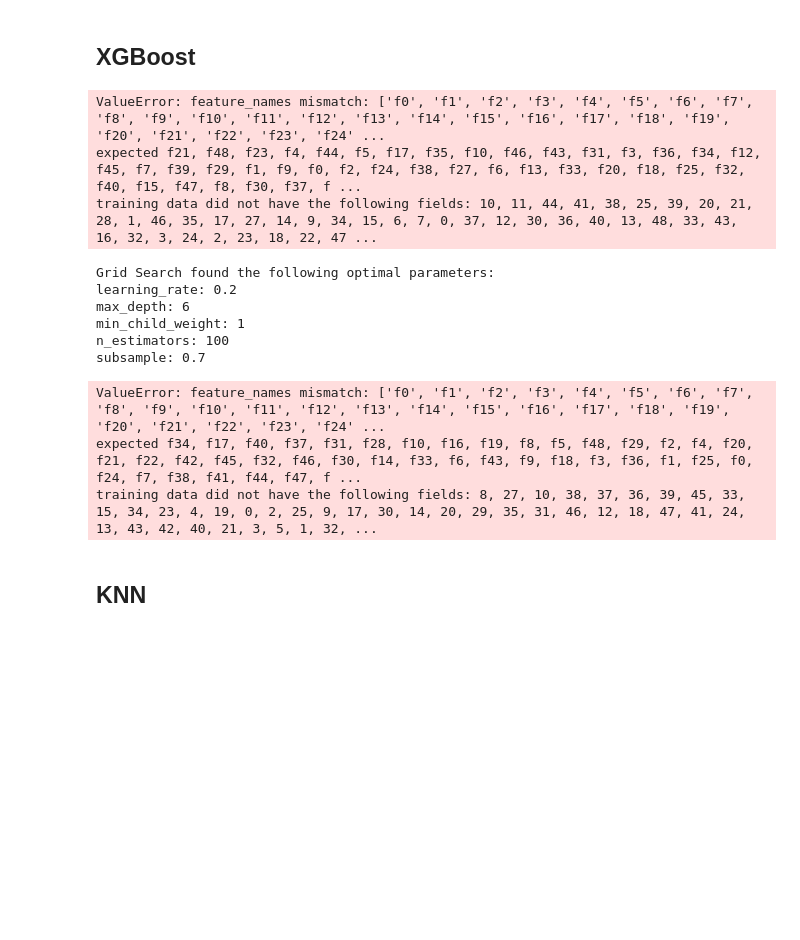
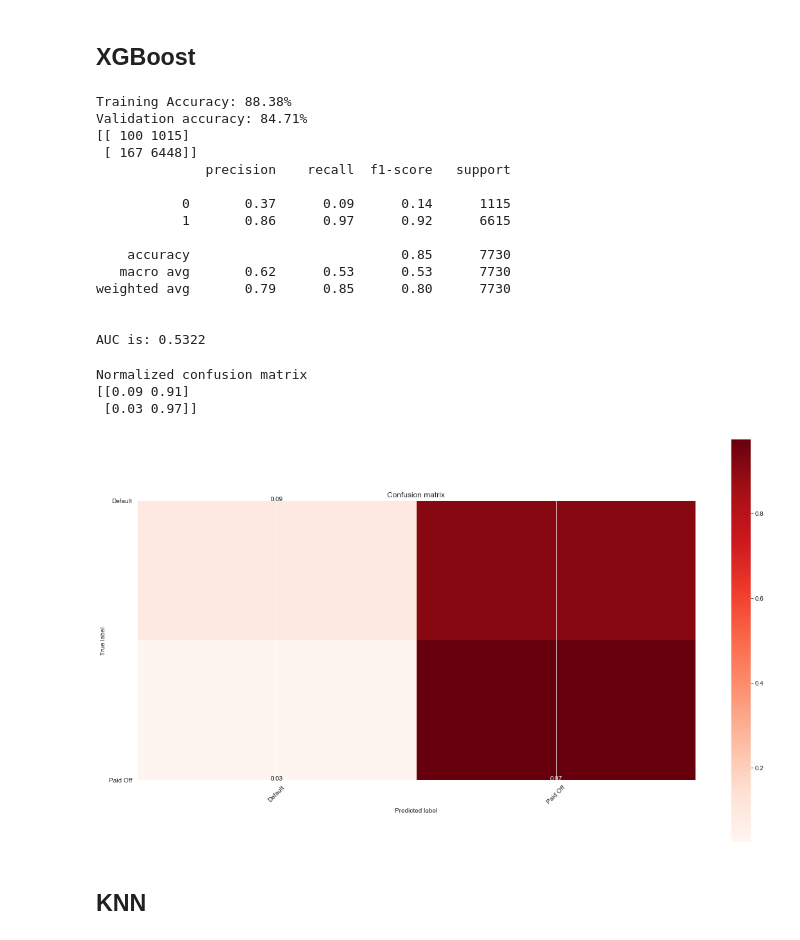
Before and after one commit to andrewcole33/loan_default_classification, a Jupyter notebook: mod_5_project_main.ipynb, the cells around one changed output. Cells and saved outputs as stored; diff of their text form; code cells hidden in the pictures; blank space fills up the shorter version.

```diff
--- a/mod_5_project_main.ipynb
+++ b/mod_5_project_main.ipynb
@@ -440,14 +459,31 @@ clf = XGBClassifier()
 clf.fit(X_train_resampled, y_train_resampled)
 
 training_preds = clf.predict(X_train_resampled)
-test_preds = clf.predict(X_test)
+test_preds = clf.predict(X_test.as_matrix())
 
 training_accuracy = accuracy_score(y_train_resampled, training_preds)
 test_accuracy = accuracy_score(y_test, test_preds)
 
 print('Training Accuracy: {:.4}%'.format(training_accuracy * 100))
 print('Validation accuracy: {:.4}%'.format(test_accuracy * 100))
+print(confusion_matrix(y_test, test_preds))
+print(classification_report(y_test, test_preds))
+false_positive_rate, true_positive_rate, thresholds = roc_curve(y_test, test_preds)
+roc_auc = auc(false_positive_rate, true_positive_rate)
+print(f"\nAUC is: {round(roc_auc, 4)}")
 # %% [output]
-ValueError: feature_names mismatch: ['f0', 'f1', 'f2', 'f3', 'f4', 'f5', 'f6', 'f7', 'f8', 'f9', 'f10', 'f11', 'f12', 'f13', 'f14', 'f15', 'f16', 'f17', 'f18', 'f19', 'f20', 'f21', 'f22', 'f23', 'f24' ...
-expected f21, f48, f23, f4, f44, f5, f17, f35, f10, f46, f43, f31, f3, f36, f34, f12, f45, f7, f39, f29, f1, f9, f0, f2, f24, f38, f27, f6, f13, f33, f20, f18, f25, f32, f40, f15, f47, f8, f30, f37, f ...
-training data did not have the following fields: 10, 11, 44, 41, 38, 25, 39, 20, 21, 28, 1, 46, 35, 17, 27, 14, 9, 34, 15, 6, 7, 0, 37, 12, 30, 36, 40, 13, 48, 33, 43, 16, 32, 3, 24, 2, 23, 18, 22, 47 ...
+Training Accuracy: 88.38%
+Validation accuracy: 84.71%
+[[ 100 1015]
+ [ 167 6448]]
+              precision    recall  f1-score   support
+
+           0       0.37      0.09      0.14      1115
+           1       0.86      0.97      0.92      6615
+
+    accuracy                           0.85      7730
+   macro avg       0.62      0.53      0.53      7730
+weighted avg       0.79      0.85      0.80      7730
+
+
+AUC is: 0.5322
@@ -462,31 +490,20 @@ param_grid = {
-# %%
-grid_clf = GridSearchCV(clf, param_grid, scoring = 'accuracy', cv = None, n_jobs = 1)
-grid_clf.fit(X_train_resampled, y_train_resampled)
-
-best_parameters = grid_clf.best_params_
-
-print('Grid Search found the following optimal parameters: ')
-for param_name in sorted(best_parameters.keys()):
-    print('%s: %r' % (param_name, best_parameters[param_name]))
-
-training_preds = grid_clf.predict(X_train_resampled)
-test_preds = grid_clf.predict(X_test)
-training_accuracy = accuracy_score(y_train_resampled, training_preds)
-test_accuracy = accuracy_score(y_test, test_preds)
-
-print('')
-print('Training Accuracy: {:.4}%'.format(training_accuracy * 100))
-print('Validation accuracy: {:.4}%'.format(test_accuracy * 100))
-# %% [output]
-Grid Search found the following optimal parameters:
-learning_rate: 0.2
-max_depth: 6
-min_child_weight: 1
-n_estimators: 100
-subsample: 0.7
-ValueError: feature_names mismatch: ['f0', 'f1', 'f2', 'f3', 'f4', 'f5', 'f6', 'f7', 'f8', 'f9', 'f10', 'f11', 'f12', 'f13', 'f14', 'f15', 'f16', 'f17', 'f18', 'f19', 'f20', 'f21', 'f22', 'f23', 'f24' ...
-expected f34, f17, f40, f37, f31, f28, f10, f16, f19, f8, f5, f48, f29, f2, f4, f20, f21, f22, f42, f45, f32, f46, f30, f14, f33, f6, f43, f9, f18, f3, f36, f1, f25, f0, f24, f7, f38, f41, f44, f47, f ...
-training data did not have the following fields: 8, 27, 10, 38, 37, 36, 39, 45, 33, 15, 34, 23, 4, 19, 0, 2, 25, 9, 17, 30, 14, 20, 29, 35, 31, 46, 12, 18, 47, 41, 24, 13, 43, 42, 40, 21, 3, 5, 1, 32, ...
+# %%
+from sklearn.metrics import confusion_matrix
+import itertools
+
+np.set_printoptions(precision = 2)
+cm = confusion_matrix(y_test,test_preds)
+classes = ['Default', 'Paid Off']
+plot_confusion_matrix(cm, classes,
+                          normalize=True,
+                          title='Confusion matrix',
+                          cmap=plt.cm.Reds,
+                           )
+# %% [output]
+Normalized confusion matrix
+[[0.09 0.91]
+ [0.03 0.97]]
+[figure, added]
 # %% [markdown]
 ## KNN
 # %%
```
Also changed, not shown: parts of 8 cells of this notebook, 3 other files.
